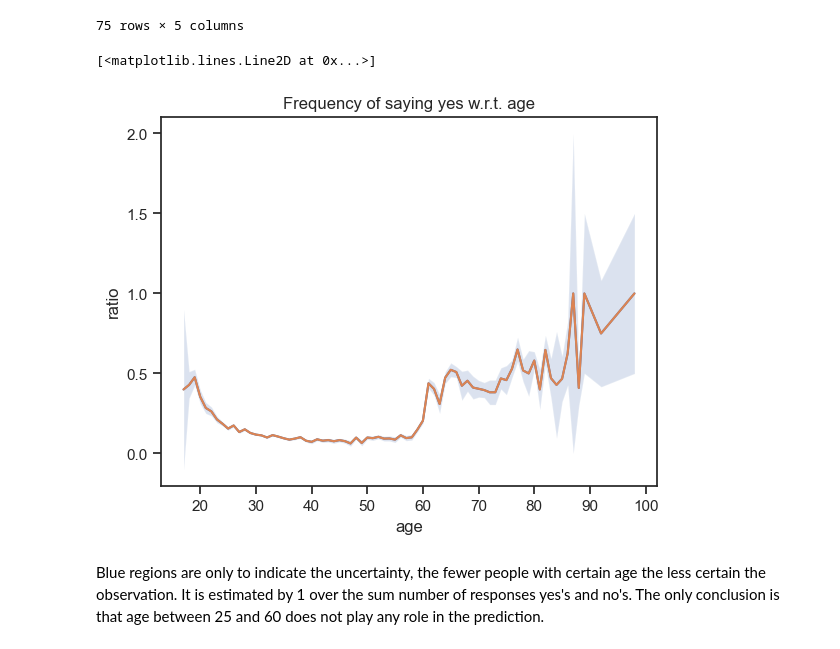
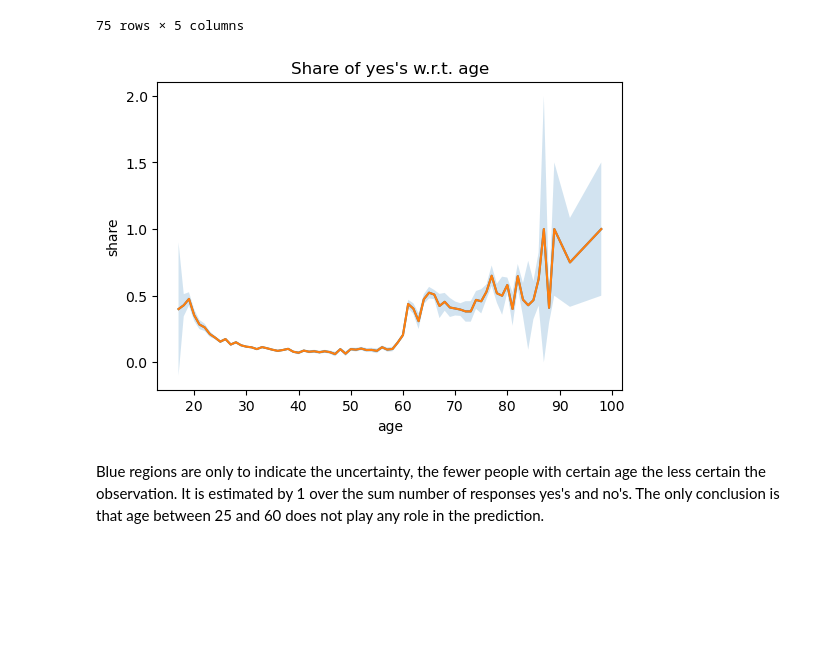
Before and after one commit to mikolajed/Data-Science-PW---Kaggle-Project, a Jupyter notebook: src/EDA.ipynb, the cells around one changed output. Drawn from its saved outputs; the diff is of its cells as text; code cells hidden in the pictures; blank space fills up the shorter version.

```diff
--- a/src/EDA.ipynb
+++ b/src/EDA.ipynb
@@ -384,15 +390,15 @@ table
 | 77 | 98 | 0 | 2 | 1.000000 | 0.500000 |
 75 rows × 5 columns
 # %%
-fig, ax = plt.subplots()
+fig, ax = plt.subplots(figsize=[6, 4])
 ax.plot(table["age"], table["ratio"], '-')
 ax.fill_between(table["age"], table["ratio"] - table["error"], table["ratio"] + table["error"], alpha=0.2)
-ax.set_ylabel("ratio")
+ax.set_ylabel("share")
 ax.set_xlabel("age")
-ax.set_title("Frequency of saying yes w.r.t. age")
+ax.set_title("Share of yes's w.r.t. age")
 ax.plot(table["age"], table["ratio"])
+plt.show()
 # %% [output]
-[<matplotlib.lines.Line2D at 0x...>]
-[figure, old version]
+[figure, new version]
 # %% [markdown]
 Blue regions are only to indicate the uncertainty, the fewer people with certain age the less certain the observation. It is estimated by 1 over the sum number of responses yes's and no's. The only conclusion is that age between 25 and 60 does not play any role in the prediction.
```
Also changed, not shown: parts of 77 cells of this notebook.
